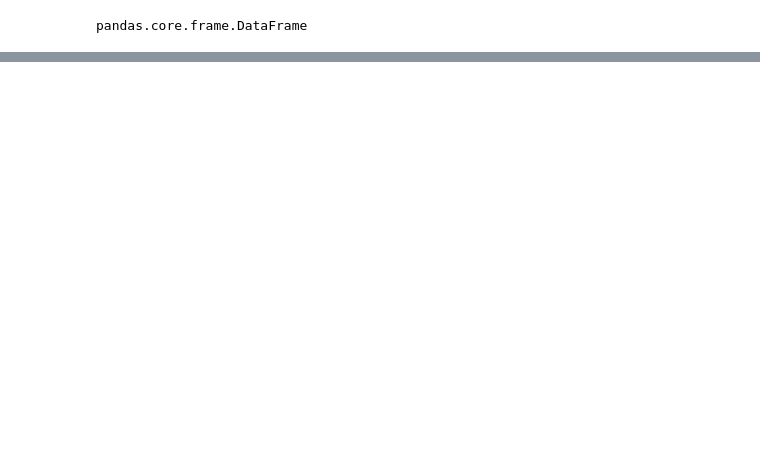
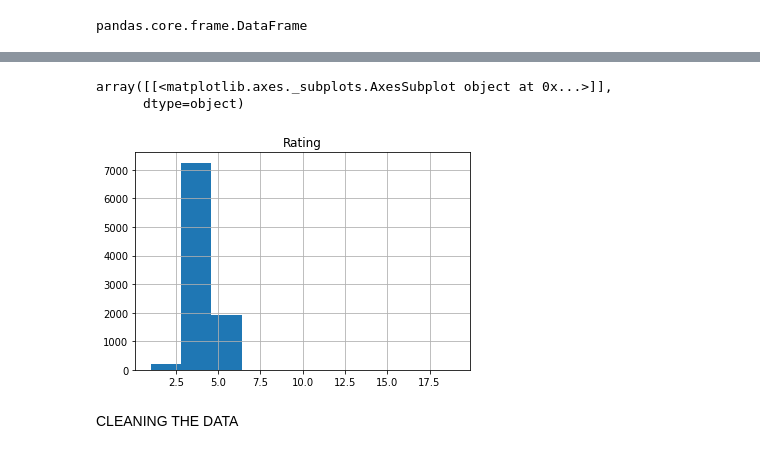
Before and after one commit to Chaitanya-Cr7/EDA_playStore_analysis, a Jupyter notebook: Play_Store_App_Review_Analysis_Capstone_Project.ipynb, the cells around one changed output, grey strips where cells are left out. Drawn from its saved outputs; the diff is of its cells as text; code cells hidden in the pictures; blank space fills up the shorter version.

```diff
--- a/Play_Store_App_Review_Analysis_Capstone_Project.ipynb
+++ b/Play_Store_App_Review_Analysis_Capstone_Project.ipynb
@@ -29,0 +64,8 @@ ps_data.head()
+# %%
+ps_data.hist()
+# %% [output]
+array([[<matplotlib.axes._subplots.AxesSubplot object at 0x...>]],
+      dtype=object)
+[figure, added]
+# %% [markdown]
+CLEANING THE DATA
```
Also changed, not shown: parts of 30 cells of this notebook.
